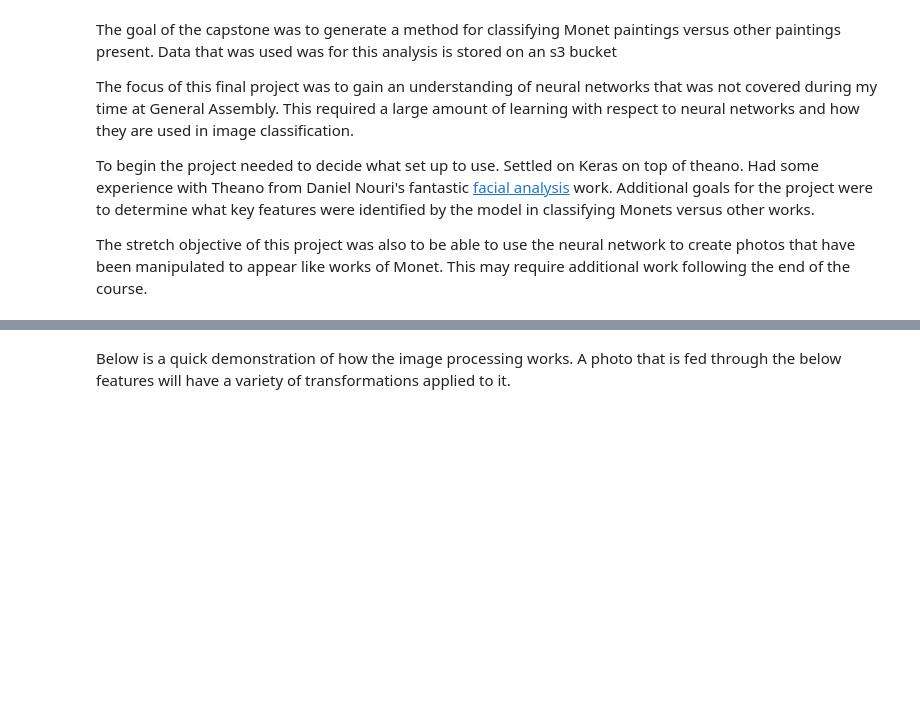
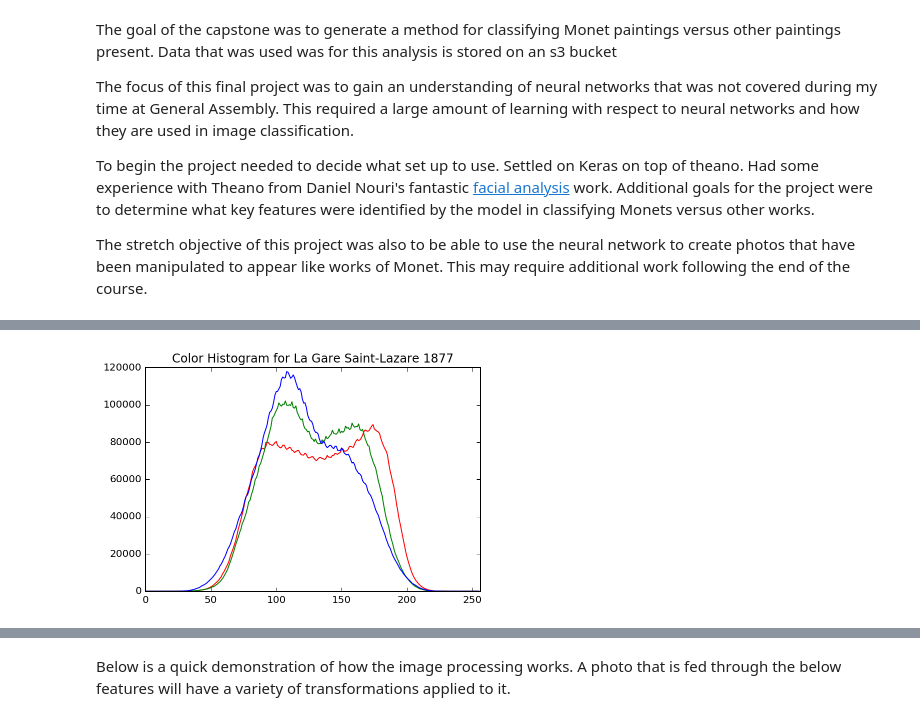
Before and after one commit to sambozek/Capstone, a Jupyter notebook: Capstone.ipynb, the cells around one changed output, grey strips where cells are left out. Cells and saved outputs as stored; diff of their text form; code cells hidden in the pictures; blank space fills up the shorter version.

Commit message:
Images, Histograms, and Project Background Added

```diff
--- a/Capstone.ipynb
+++ b/Capstone.ipynb
@@ -12,0 +18,17 @@ The stretch objective of this project was also to be able to use the neural netw
+# %%
+import cv2
+import numpy as np
+import matplotlib.pyplot as plt
+%matplotlib inline
+%config InlineBackend.figure_format = 'retina'
+
+def rgb_hist(img_path, img_name):
+    '''Function to Output Histogram from RGB Image'''
+    img = img_path
+    rgb = ('r', 'g', 'b')
+    for pxl, colors in enumerate(rgb):
+        rgb_hist= cv2.calcHist([cv2.imread(img)], [pxl], None, [256], [0,256])  # Look at images's pixels and categorize into colors
+        plt.plot(rgb_hist, color=colors)                                        # Plot histogram, each color respective to the color present
+        plt.xlim([0,256])
+    plt.title("Color Histogram for " + str(img_name))
+    plt.show()
@@ -12,0 +38,6 @@ The stretch objective of this project was also to be able to use the neural netw
+# %%
+early = '/Users/sebozek/Desktop/Early - La Gare Saint-Lazare 1877.jpg'
+name = 'La Gare Saint-Lazare 1877'
+rgb_hist(early, name)
+# %% [output]
+[figure, added]
```
Also changed, not shown: parts of 11 cells of this notebook.
